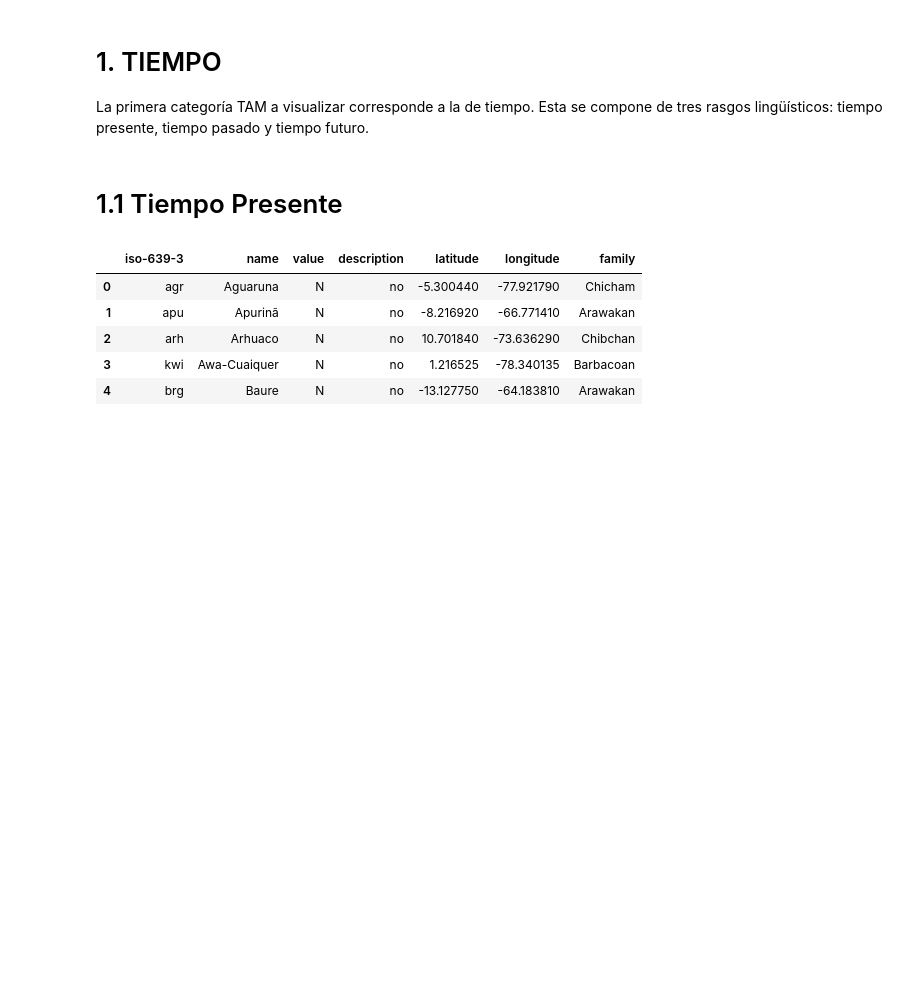
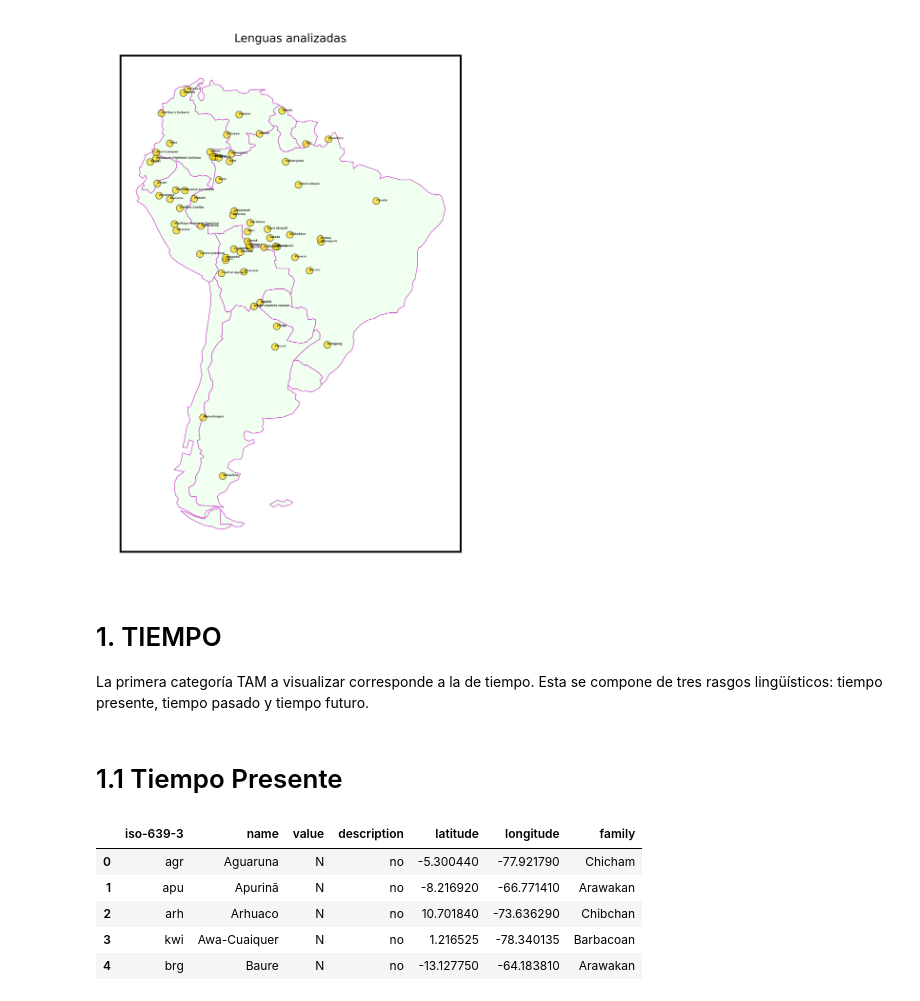
Before and after one commit to TatianaMaldonadoM/TAM-en-Lenguas-de-Sudam-rica, a Jupyter notebook: Datos trabajo/TAM en lenguas de Sudamérica.ipynb, the cells around one changed output. Cells and saved outputs as stored; diff of their text form; code cells hidden in the pictures; blank space fills up the shorter version.

```diff
--- a/Datos trabajo/TAM en lenguas de Sudamérica.ipynb
+++ b/Datos trabajo/TAM en lenguas de Sudamérica.ipynb
@@ -4,3 +13,31 @@ import pandas as pd
+# %%
+x = list(zip(*list(location.values())))[0]
+y = list(zip(*list(location.values())))[1]
+# %%
+world = geopandas.read_file(geopandas.datasets.get_path('naturalearth_lowres'))
+world = world[world['continent']=='South America']
+
+fig, ax = plt.subplots(dpi=800)
+ax.set_aspect('equal')
+plt.title('Lenguas analizadas',fontsize=5)
+world.plot(ax=ax, color='honeydew', edgecolor='m',linewidth=0.2)
+
+ax.set_aspect('equal')
+
+ax.plot([y[i] for i in [list(location.keys()).index(language) for language in location.keys()]],[x[i] for i in [list(location.keys()).index(language) for language in location.keys()]],marker='o',color='gold',markersize=3,markeredgewidth=0.25,markeredgecolor='k',alpha=0.65,linewidth=0,fillstyle='full',clip_on=True,label='Lenguas')
+
+for language in location.keys():
+  ax.annotate(language, weight='demi', color='k', xy=(location[language][1],location[language][0]), fontsize=1.25, alpha=0.75)
+#plt.legend(loc='best',fontsize=3)
+
+ax.set_yticks([])
+ax.set_xticks([])
+
+
+
+plt.show()
+# %% [output]
+[figure, added]
 # %% [markdown]
 # 1. TIEMPO
 La primera categoría TAM a visualizar corresponde a la de tiempo. Esta se compone de tres rasgos lingüísticos: tiempo presente, tiempo pasado y tiempo futuro.
```
Also changed, not shown: parts of 9 cells of this notebook.
